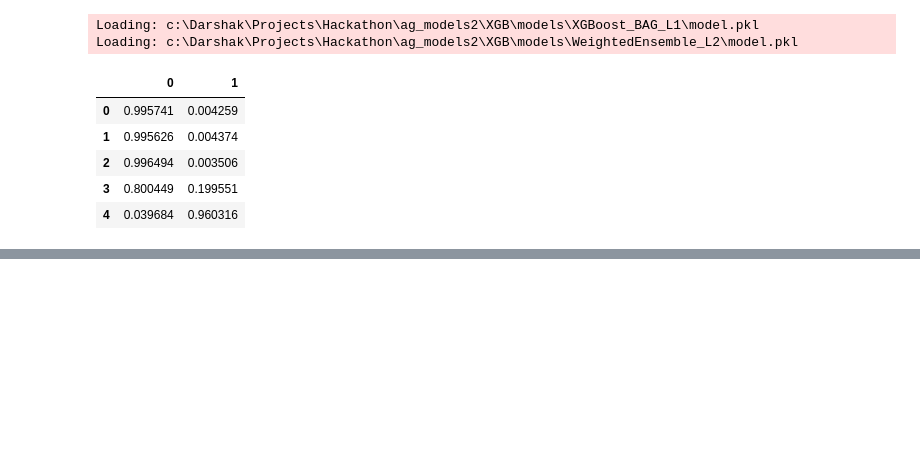
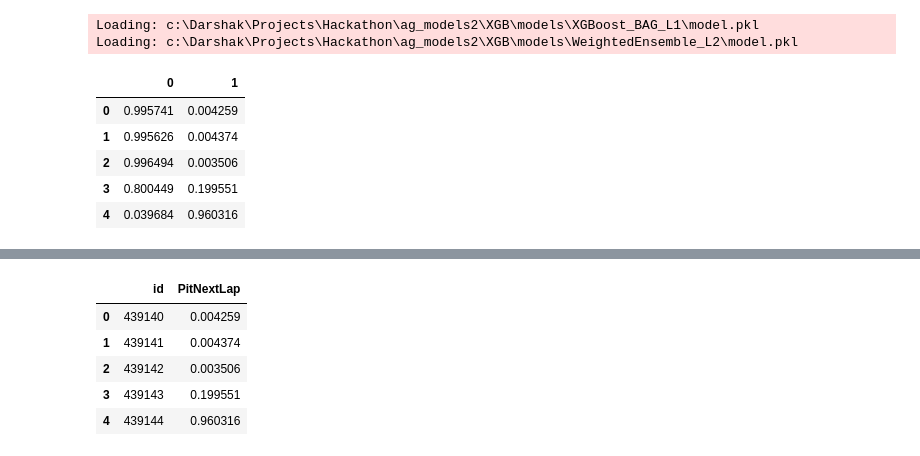
Before and after one commit to DarshakJ/F1_Pit_prediction, a Jupyter notebook: autologon_model_test.ipynb, the cells around one changed output, grey strips where cells are left out. Cells and saved outputs as stored; diff of their text form; code cells hidden in the pictures; blank space fills up the shorter version.

```diff
--- a/autologon_model_test.ipynb
+++ b/autologon_model_test.ipynb
@@ -399,0 +409,11 @@ df.to_csv("With_driver_feature_submission.csv")
+# %%
+df_sample_out['PitNextLap']=df[1]
+# %%
+df_sample_out.head()
+# %% [output]
+|  | id | PitNextLap |
+| 0 | 439140 | 0.004259 |
+| 1 | 439141 | 0.004374 |
+| 2 | 439142 | 0.003506 |
+| 3 | 439143 | 0.199551 |
+| 4 | 439144 | 0.960316 |
```
Also changed, not shown: parts of 5 cells of this notebook, 9 other files.
